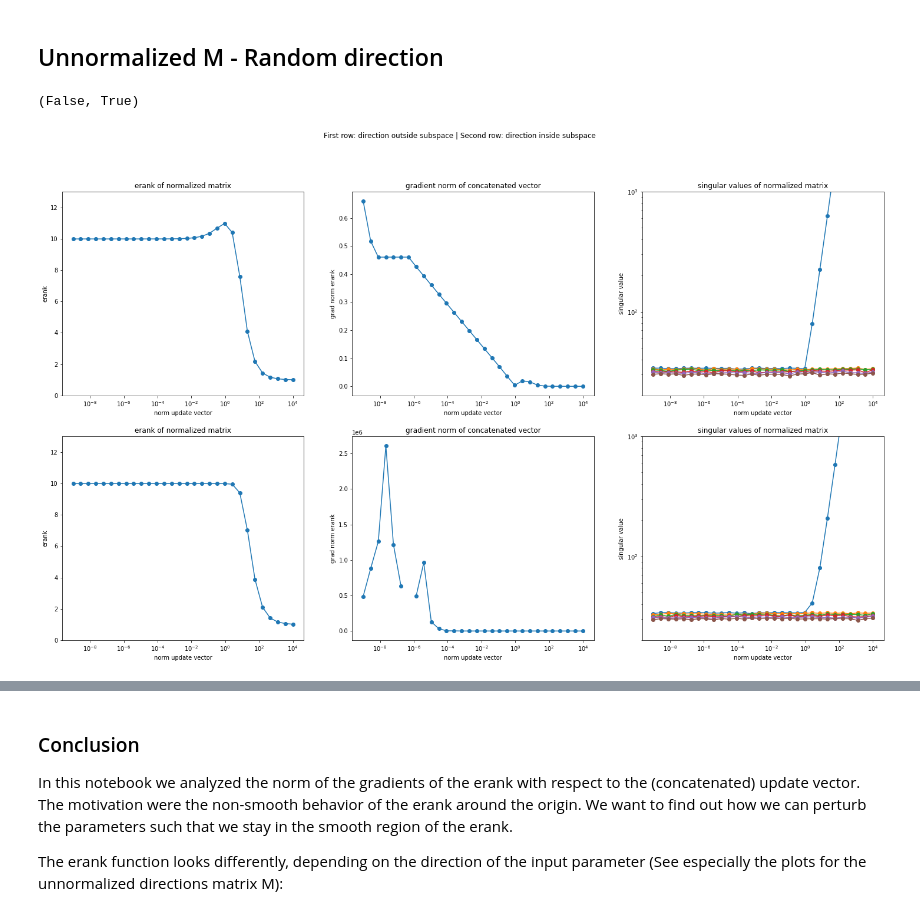
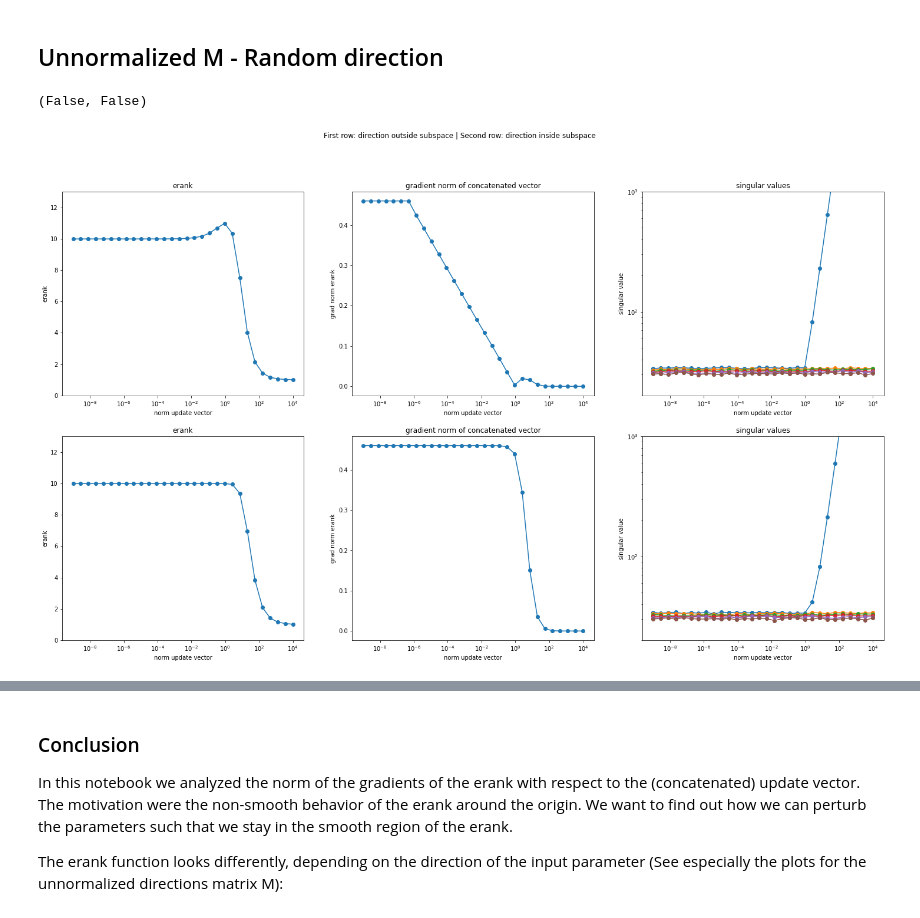
Before and after one commit to maximilianmbeck/erank, a Jupyter notebook: notebooks/6.2-erank_gradient.ipynb, the cells around one changed output, grey strips where cells are left out. Saved outputs shown, nothing was run; the diff lists cells and outputs as text; code cells hidden in the pictures.

Commit message:
FIX! use torch.linalg.svd instead of pca_lowrank

```diff
--- a/notebooks/6.2-erank_gradient.ipynb
+++ b/notebooks/6.2-erank_gradient.ipynb
@@ -53,7 +53,22 @@ dir_matrix.shape, dir_matrix.device, dir_matrix.requires_grad, torch.linalg.norm
 # %% [markdown]
 ## erank function
 # %%
-def erank(matrix_A: torch.Tensor, center_matrix_A: bool=False) -> torch.Tensor:
+def erank_svd(matrix_A: torch.Tensor, center_matrix_A: bool=False) -> torch.Tensor:
+        """Calculates the effective rank of a matrix.
+
+        Args:
+            matrix_A (torch.Tensor): Matrix of shape m x n.
+            center_matrix_A (bool): Center the matrix
+
+        Returns:
+            torch.Tensor: Effective rank of matrix_A
+        """
+        assert matrix_A.ndim == 2
+        _, s, _ = torch.linalg.svd(matrix_A, full_matrices=False)
+        # normalizes input s -> scale independent!
+        return torch.exp(torch.distributions.Categorical(s).entropy())
+
+def erank_pca_lr(matrix_A: torch.Tensor, center_matrix_A: bool=False) -> torch.Tensor:
         """Calculates the effective rank of a matrix.
 
         Args:
@@ -66,7 +81,6 @@ def erank(matrix_A: torch.Tensor, center_matrix_A: bool=False) -> torch.Tensor:
         assert matrix_A.ndim == 2
         _, s, _ = torch.pca_lowrank(matrix_A, center=center_matrix_A, niter=1, q=min(matrix_A.shape[0], matrix_A.shape[1]))
         # s = torch.square(s) / (s.shape[0] - 1)
-
         # normalizes input s -> scale independent!
         return torch.exp(torch.distributions.Categorical(s).entropy())
 # %%
@@ -121,7 +135,7 @@ delta[0] = norm_update_vec
 delta.requires_grad_(True)
 matrix1 = torch.cat([delta, dir_matrix], dim=0)
 _, s, _ = torch.svd_lowrank(matrix1)
-erank_val = erank(matrix1)
+erank_val = erank_svd(matrix1)
 erank_val.backward()
 erank_grad_norm = torch.linalg.norm(delta.grad)
 s, erank_val, erank_grad_norm
@@ -141,7 +155,7 @@ The erank is sensitive to length of update vectors.
 # I use the directions matrix (i.e. concatenated models) and concatenate one vector which has only one entry.
 # This vector spans a one-dimensional space (a line). The value of this entry is increased.
 
-def erank_sv_norm_update_vector_sweep(dir_matrix, update_vec, normalize_dir_matrix: bool = False, xlim_logscale=[-10,4], n_points=30):
+def erank_sv_norm_update_vector_sweep(dir_matrix, update_vec, erank_fn=erank_svd, normalize_dir_matrix: bool = False, xlim_logscale=[-10,4], n_points=30):
     assert update_vec.shape == (1, dir_matrix.shape[1])
     dir_matrix.requires_grad_(False)
     erank_vals = []
@@ -157,7 +171,7 @@ def erank_sv_norm_update_vector_sweep(dir_matrix, update_vec, normalize_dir_matr
             # normalize matrix
             matrix1 = matrix1 / torch.linalg.norm(matrix1, ord=2, dim=1, keepdim=True)
         # calculate erank
-        erank_val = erank(matrix1)
+        erank_val = erank_fn(matrix1)
         erank_vals.append(erank_val.item())
         # calculate erank grad norm
         erank_val.backward()
@@ -182,7 +196,7 @@ def make_plot(out_subspace: Dict[str, float], in_subspace: Dict[str, float], sin
     plt.xscale('log')
     plt.ylabel('erank')
     plt.xlabel('norm update vector')
-    plt.title('erank of normalized matrix')
+    plt.title('erank')
     plt.ylim(erank_ylim)
 
     plt.subplot(2,3,2)
@@ -198,7 +212,7 @@ def make_plot(out_subspace: Dict[str, float], in_subspace: Dict[str, float], sin
     plt.yscale('log')
     plt.ylabel('singular value')
     plt.xlabel('norm update vector')
-    plt.title('singular values of normalized matrix')
+    plt.title('singular values')
     plt.ylim(singular_values_ylim)
 
     plt.subplot(2,3,4)
@@ -206,7 +220,7 @@ def make_plot(out_subspace: Dict[str, float], in_subspace: Dict[str, float], sin
     plt.xscale('log')
     plt.ylabel('erank')
     plt.xlabel('norm update vector')
-    plt.title('erank of normalized matrix')
+    plt.title('erank')
     plt.ylim(erank_ylim)
 
     plt.subplot(2,3,5)
@@ -222,7 +236,7 @@ def make_plot(out_subspace: Dict[str, float], in_subspace: Dict[str, float], sin
     plt.yscale('log')
     plt.ylabel('singular value')
     plt.xlabel('norm update vector')
-    plt.title('singular values of normalized matrix')
+    plt.title('singular values')
     plt.ylim(singular_values_ylim)
 # %% [markdown]
 ## Unnormalized Direction Matrix M - axis parallel dir
@@ -263,14 +294,14 @@ np.isnan(np.array(out_subspace['erank_grad_norm_vals'])).any(),np.isnan(np.array
 # %%
 xlim_logscale=[-9,4]
 normalize_dir_matrix=False
 # outside subspace: axis parallel direction
 update_vec1 = torch.normal(0, 1, size=(1, dir_matrix.shape[1]), requires_grad=False)
-out_subspace = erank_sv_norm_update_vector_sweep(dir_matrix, update_vec1, normalize_dir_matrix=normalize_dir_matrix, xlim_logscale=xlim_logscale)
+out_subspace = erank_sv_norm_update_vector_sweep(dir_matrix, update_vec1, erank_fn=erank_svd, normalize_dir_matrix=normalize_dir_matrix, xlim_logscale=xlim_logscale)
 # inside subspace: mean vec of dir_matrix
 update_vec2 = dir_matrix.mean(dim=0, keepdim=True)
-in_subspace = erank_sv_norm_update_vector_sweep(dir_matrix, update_vec2, normalize_dir_matrix=normalize_dir_matrix, xlim_logscale=xlim_logscale)
+in_subspace = erank_sv_norm_update_vector_sweep(dir_matrix, update_vec2, erank_fn=erank_svd, normalize_dir_matrix=normalize_dir_matrix, xlim_logscale=xlim_logscale)
 make_plot(out_subspace, in_subspace)
 np.isnan(np.array(out_subspace['erank_grad_norm_vals'])).any(),np.isnan(np.array(in_subspace['erank_grad_norm_vals'])).any()
 # %% [output]
-(False, True)
+(False, False)
-[figure, old version]
+[figure, new version]
```
Also changed, not shown: parts of 10 cells of this notebook, 2 other files.
